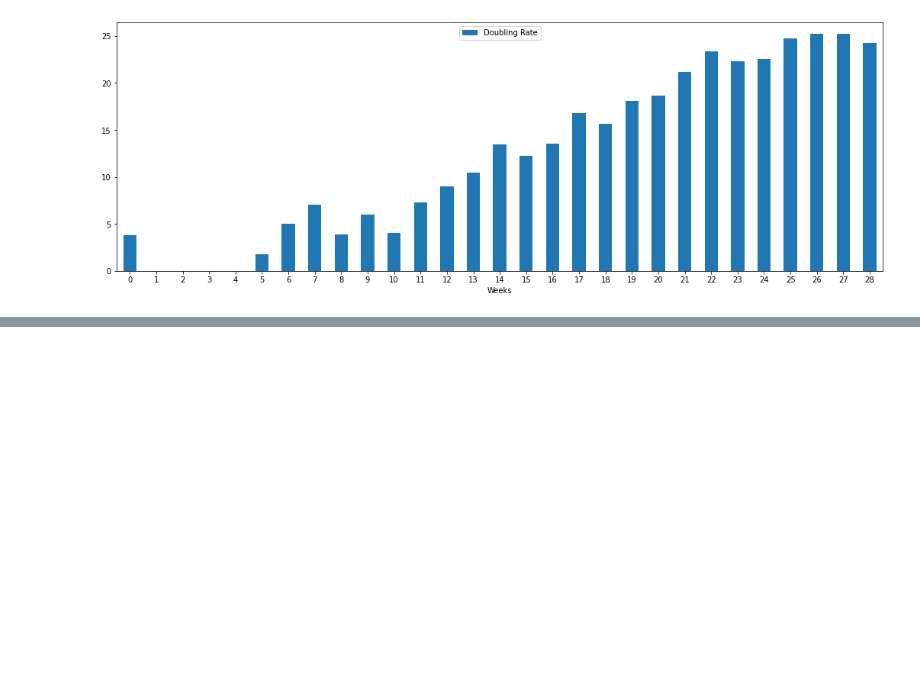
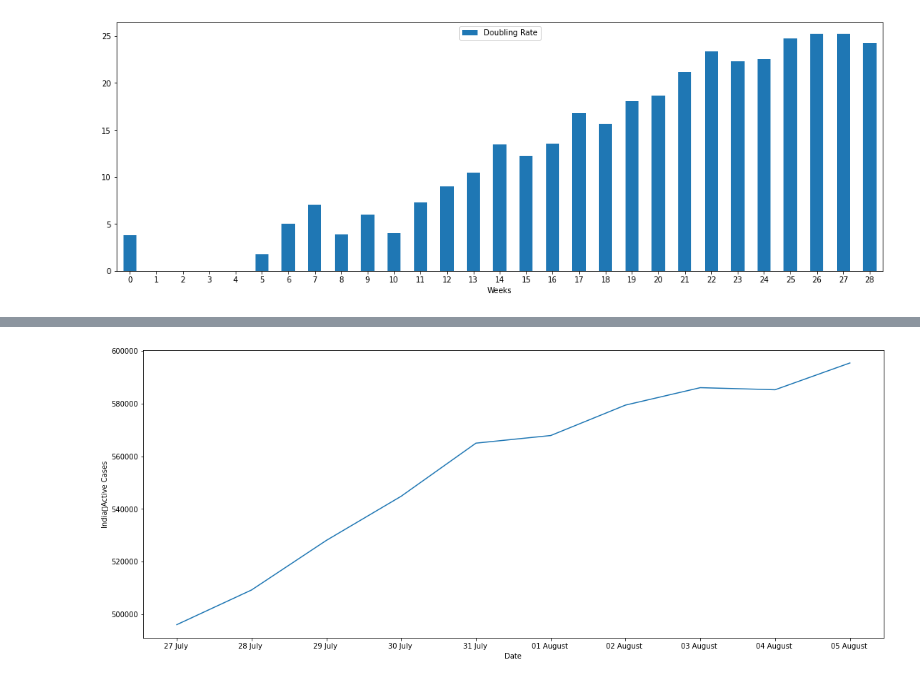
Before and after one commit to skbhere/COVID-19-Case-Forecasting, a Jupyter notebook: Notebooks/00_India_prediction.ipynb, the cells around one changed output, grey strips where cells are left out. Drawn from its saved outputs; the diff is of its cells as text; code cells hidden in the pictures; blank space fills up the shorter version.

```diff
--- a/Notebooks/00_India_prediction.ipynb
+++ b/Notebooks/00_India_prediction.ipynb
@@ -353,3 +353,8 @@ ax = DRate.plot.bar(x='Weeks', y='DRate', rot=0,figsize=(18,6),label='Doubling R
 plt.savefig('India Doubling Rate')
 # %% [output]
 [figure]
+# %%
+df=pd.read_csv('https://api.covid19india.org/csv/latest/case_time_series.csv')
+df['Active Cases']= df['Total Confirmed']-df['Total Recovered']-df['Total Deceased']
+df =df.tail(10)
+df
@@ -355,0 +373,22 @@ plt.savefig('India Doubling Rate')
+# %%
+%matplotlib inline
+import matplotlib.pyplot as plt
+#df['Date'] = pd.to_datetime(df['Date'])
+fig= plt.figure(figsize=(18,7))
+
+axes= fig.add_axes([0.1,0.1,0.8,0.8])
+
+time = df['Date']
+position =df['Active Cases']
+
+
+
+axes.plot(time, position)
+
+plt.xlabel('Date')
+plt.ylabel('India	Active Cases')
+
+plt.show()
+fig.savefig('IND Total Active Cases')
+# %% [output]
+[figure, added]
```
Also changed, not shown: parts of 1 cell of this notebook.
